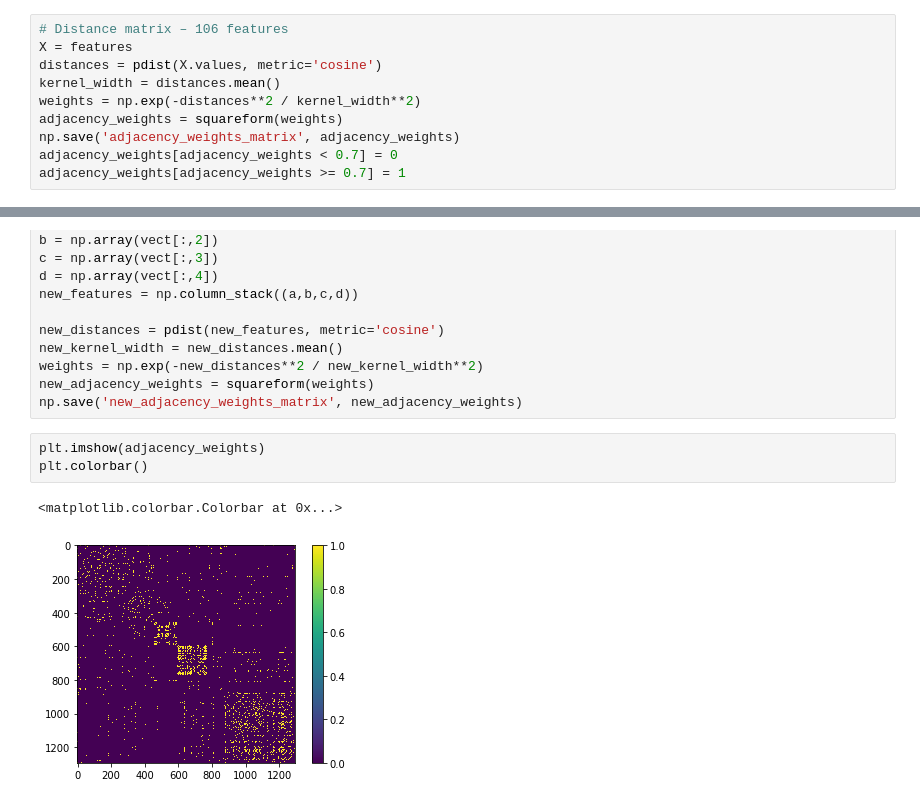
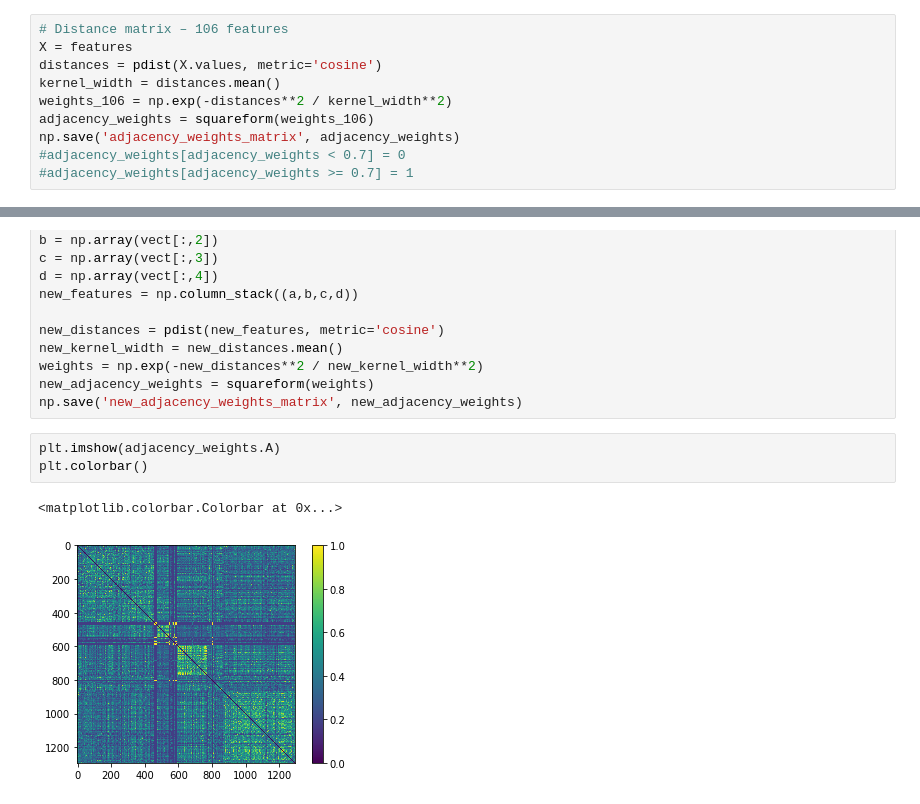
Before and after one commit to coencharles/NTDS_team34, a Jupyter notebook: Initialization.ipynb, the cells around one changed output, grey strips where cells are left out. Drawn from its saved outputs; the diff is of its cells as text.

```diff
--- a/Initialization.ipynb
+++ b/Initialization.ipynb
@@ -57,11 +66,11 @@ np.save('location_vector', location)
 X = features
 distances = pdist(X.values, metric='cosine')
 kernel_width = distances.mean()
-weights = np.exp(-distances**2 / kernel_width**2)
-adjacency_weights = squareform(weights)
+weights_106 = np.exp(-distances**2 / kernel_width**2)
+adjacency_weights = squareform(weights_106)
 np.save('adjacency_weights_matrix', adjacency_weights)
-adjacency_weights[adjacency_weights < 0.7] = 0
-adjacency_weights[adjacency_weights >= 0.7] = 1
+#adjacency_weights[adjacency_weights < 0.7] = 0
+#adjacency_weights[adjacency_weights >= 0.7] = 1
 # %%
 #adjacency_weights[adjacency_weights < np.mean(weights)] = 0
 #adjacency_weights[adjacency_weights >= np.mean(weights)] = 1
@@ -88,8 +97,8 @@ weights = np.exp(-new_distances**2 / new_kernel_width**2)
 new_adjacency_weights = squareform(weights)
 np.save('new_adjacency_weights_matrix', new_adjacency_weights)
 # %%
-plt.imshow(adjacency_weights)
+plt.imshow(adjacency_weights.A)
 plt.colorbar()
 # %% [output]
 <matplotlib.colorbar.Colorbar at 0x...>
-[figure, old version]
+[figure, new version]
```
Also changed, not shown: parts of 2 cells of this notebook, 14 other files.
